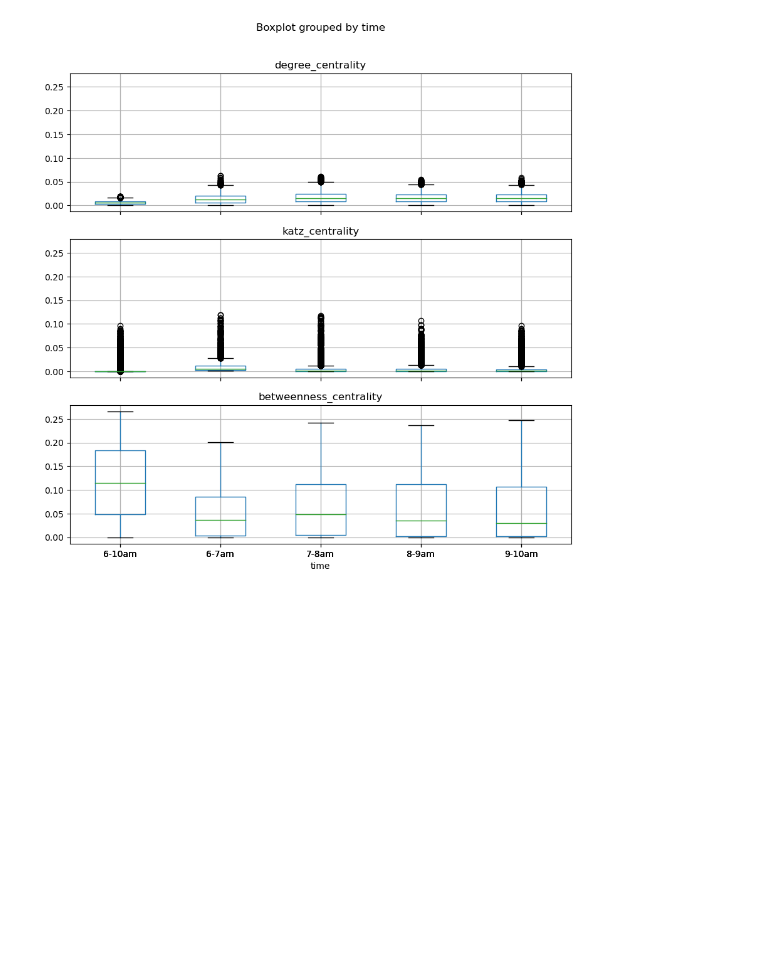
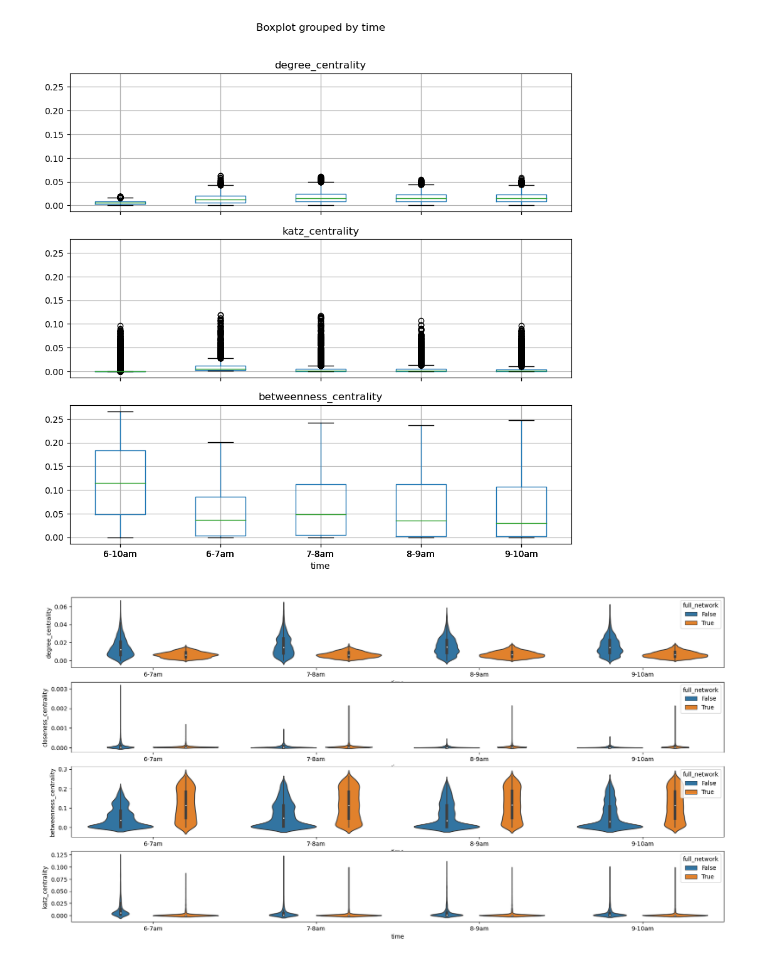
Before and after one commit to TIVV424/SPMoD, a Jupyter notebook: code_2024/benchmark/work_place.ipynb, the cells around one changed output. Saved outputs shown, nothing was run; the diff lists cells and outputs as text; code cells hidden in the pictures; blank space fills up the shorter version.

```diff
--- a/code_2024/benchmark/work_place.ipynb
+++ b/code_2024/benchmark/work_place.ipynb
@@ -63,0 +120,7 @@ df_all = pd.read_csv("..//..//..//Database//network//network_metrics.csv", index
+# %%
+df_all = pd.read_csv("..//..//..//Database//network//network_metrics.csv", index_col=0)
+G_order_6_10 = nx.read_gpickle("..//..//..//Database//network//order_6-10am.gpickle")
+G_order_6_7 = nx.read_gpickle("..//..//..//Database//network//order_6-7am.gpickle")
+G_order_7_8 = nx.read_gpickle("..//..//..//Database//network//order_7-8am.gpickle")
+G_order_8_9 = nx.read_gpickle("..//..//..//Database//network//order_8-9am.gpickle")
+G_order_9_10 = nx.read_gpickle("..//..//..//Database//network//order_9-10am.gpickle")
@@ -63,0 +166,4 @@ df_all = pd.read_csv("..//..//..//Database//network//network_metrics.csv", index
+# %%
+df_all['MTC'] = df_all.index.map(MTC)
+
+df_all
@@ -63,0 +184,12 @@ df_all = pd.read_csv("..//..//..//Database//network//network_metrics.csv", index
+# %%
+time_list = ['6-7am', '7-8am', '8-9am', '9-10am', '6-10am']
+df_4h = df_all[df_all['time'] == time_list[-1]]
+df_list = []
+for i in range(len(time_list)-1):
+    df_temp = df_all[df_all['time'] == time_list[i]]
+    df_temp['full_network'] = False
+    df_temp1 = df_4h[df_4h.index.isin(df_temp.index)]
+    df_temp1['time'] = time_list[i]
+    df_temp1['full_network'] = True
+    df_list.append(df_temp)
+    df_list.append(df_temp1)
@@ -64,3 +214,5 @@ df_all = pd.read_csv("..//..//..//Database//network//network_metrics.csv", index
+# %%
+df_all_new = pd.concat(df_list, axis=0)
 # %%
 figure, axes = plt.subplots(4, 1, figsize=(20, 10))
 axes = axes.flatten()
@@ -76,3 +228,13 @@ df_all.boxplot(column=["degree_centrality", "katz_centrality", "betweenness_cent
 plt.show()
 # %% [output]
 [figure]
+# %%
+figure, axes = plt.subplots(4, 1, figsize=(20, 10))
+axes = axes.flatten()
+sns.violinplot(x="time", y="degree_centrality", data=df_all_new, hue='full_network', ax=axes[0], fill=False)
+sns.violinplot(x="time", y="closeness_centrality", data=df_all_new, hue='full_network',  ax=axes[1])
+sns.violinplot(x="time", y="betweenness_centrality", data=df_all_new, hue='full_network', ax=axes[2])
+sns.violinplot(x="time", y="katz_centrality", data=df_all_new, hue='full_network', ax=axes[3])
+plt.show()
+# %% [output]
+[figure, added]
```
Also changed, not shown: parts of 13 cells of this notebook, 1 other file.
